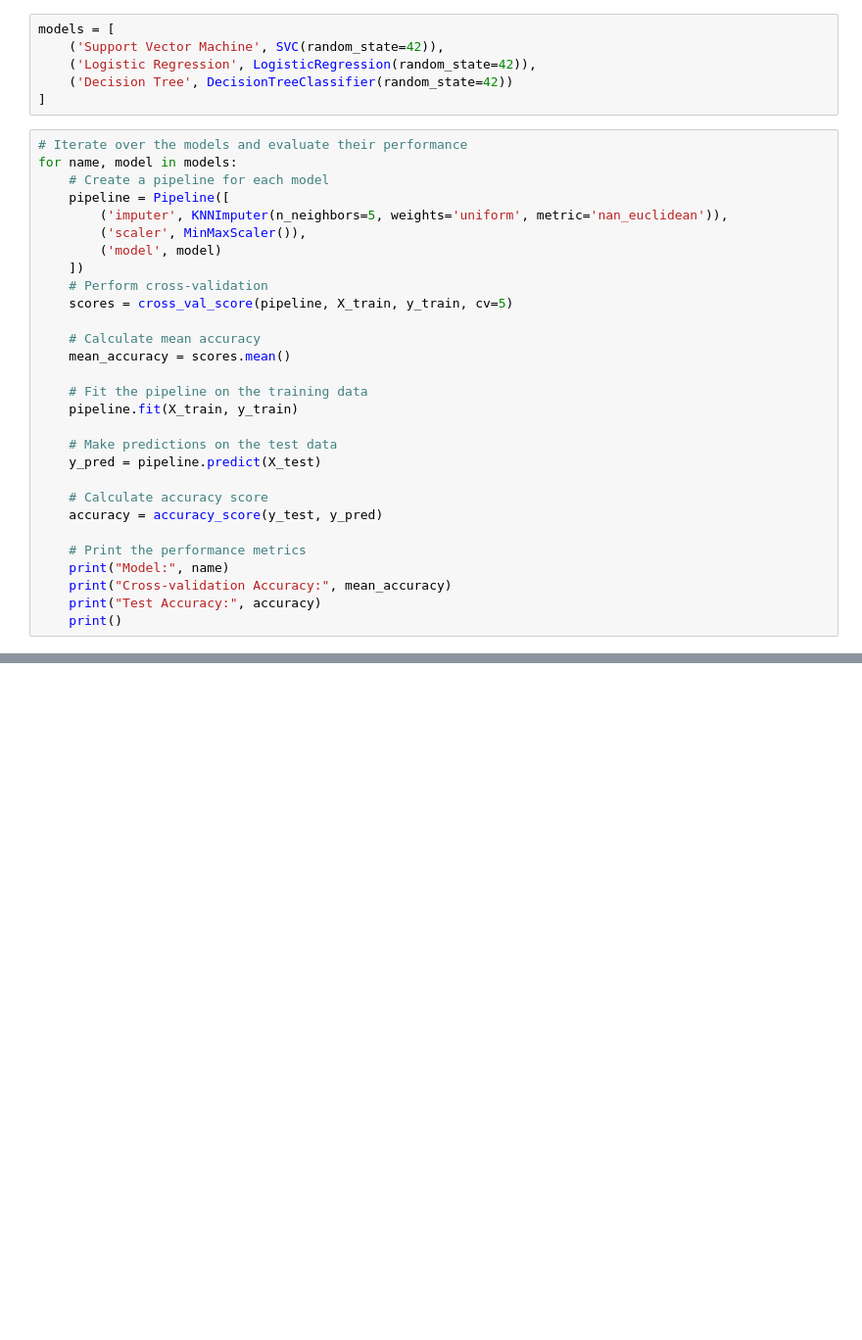
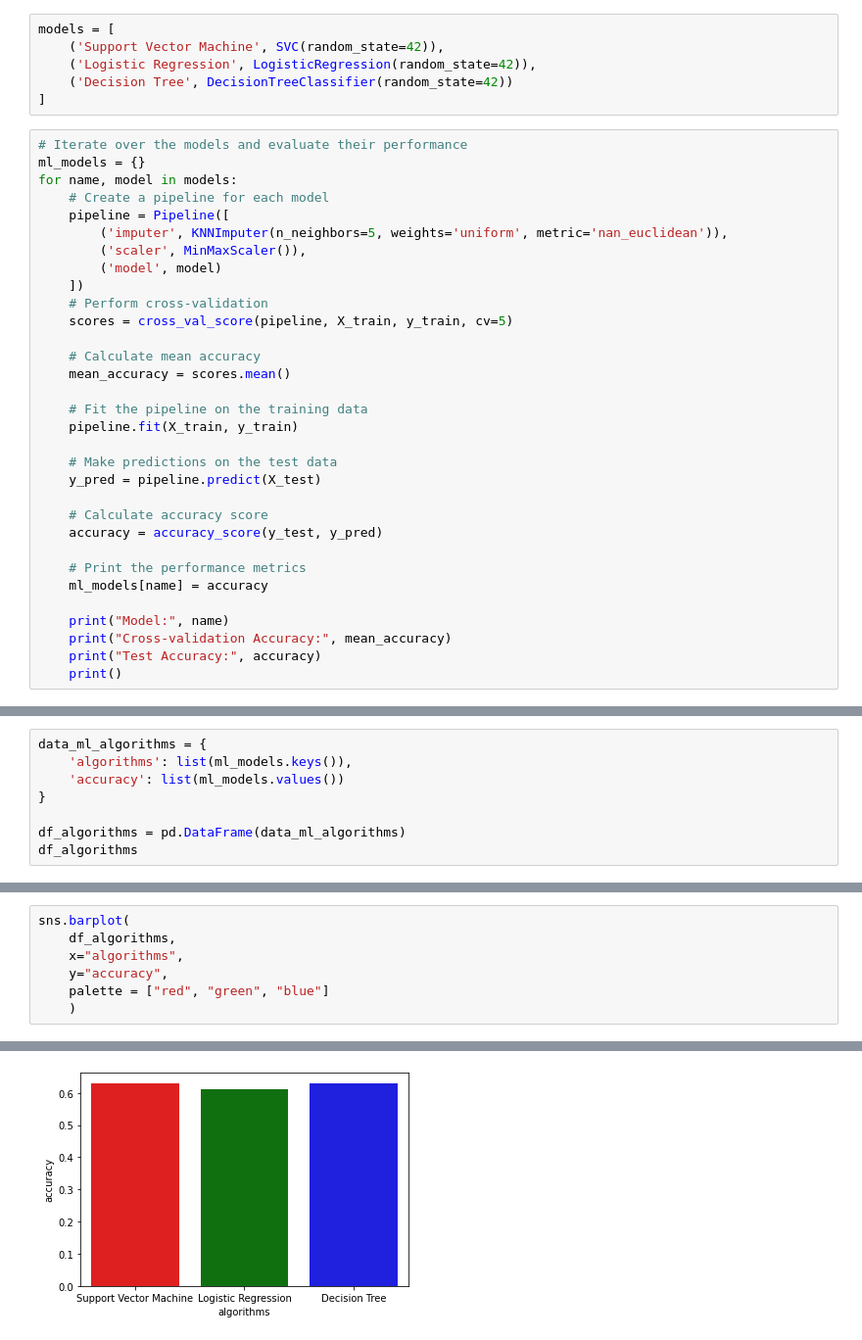
Before and after one commit to Aminul667/heart_disease_prediction, a Jupyter notebook: assignment2.ipynb, the cells around one changed output, grey strips where cells are left out. Shown at 98% size. Cells and saved outputs as stored; diff of their text form; blank space fills up the shorter version.

```diff
--- a/assignment2.ipynb
+++ b/assignment2.ipynb
@@ -448,6 +443,7 @@ models = [
 ]
 # %%
 # Iterate over the models and evaluate their performance
+ml_models = {}
 for name, model in models:
     # Create a pipeline for each model
     pipeline = Pipeline([
@@ -471,6 +467,8 @@ for name, model in models:
     accuracy = accuracy_score(y_test, y_pred)
 
     # Print the performance metrics
+    ml_models[name] = accuracy
+
     print("Model:", name)
     print("Cross-validation Accuracy:", mean_accuracy)
     print("Test Accuracy:", accuracy)
@@ -489,0 +494,8 @@ Test Accuracy: 0.6413043478260869
+# %%
+data_ml_algorithms = {
+    'algorithms': list(ml_models.keys()),
+    'accuracy': list(ml_models.values())
+}
+
+df_algorithms = pd.DataFrame(data_ml_algorithms)
+df_algorithms
@@ -489,0 +507,8 @@ Test Accuracy: 0.6413043478260869
+# %%
+sns.barplot(
+    df_algorithms,
+    x="algorithms",
+    y="accuracy",
+    palette = ["red", "green", "blue"]
+    )
+# %% [output]
@@ -489,0 +516 @@ Test Accuracy: 0.6413043478260869
+[figure, added]
```
Also changed, not shown: parts of 15 cells of this notebook.
